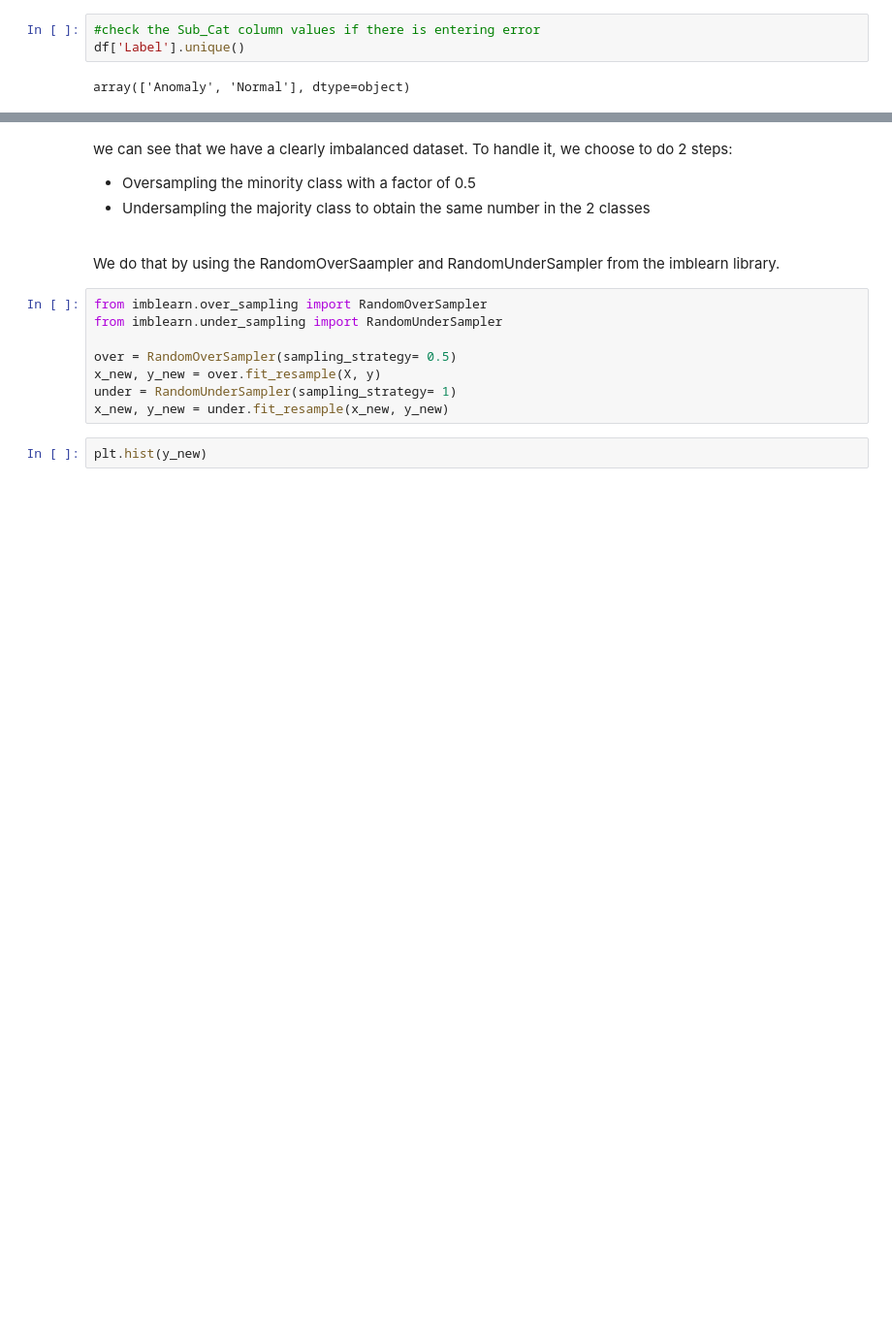
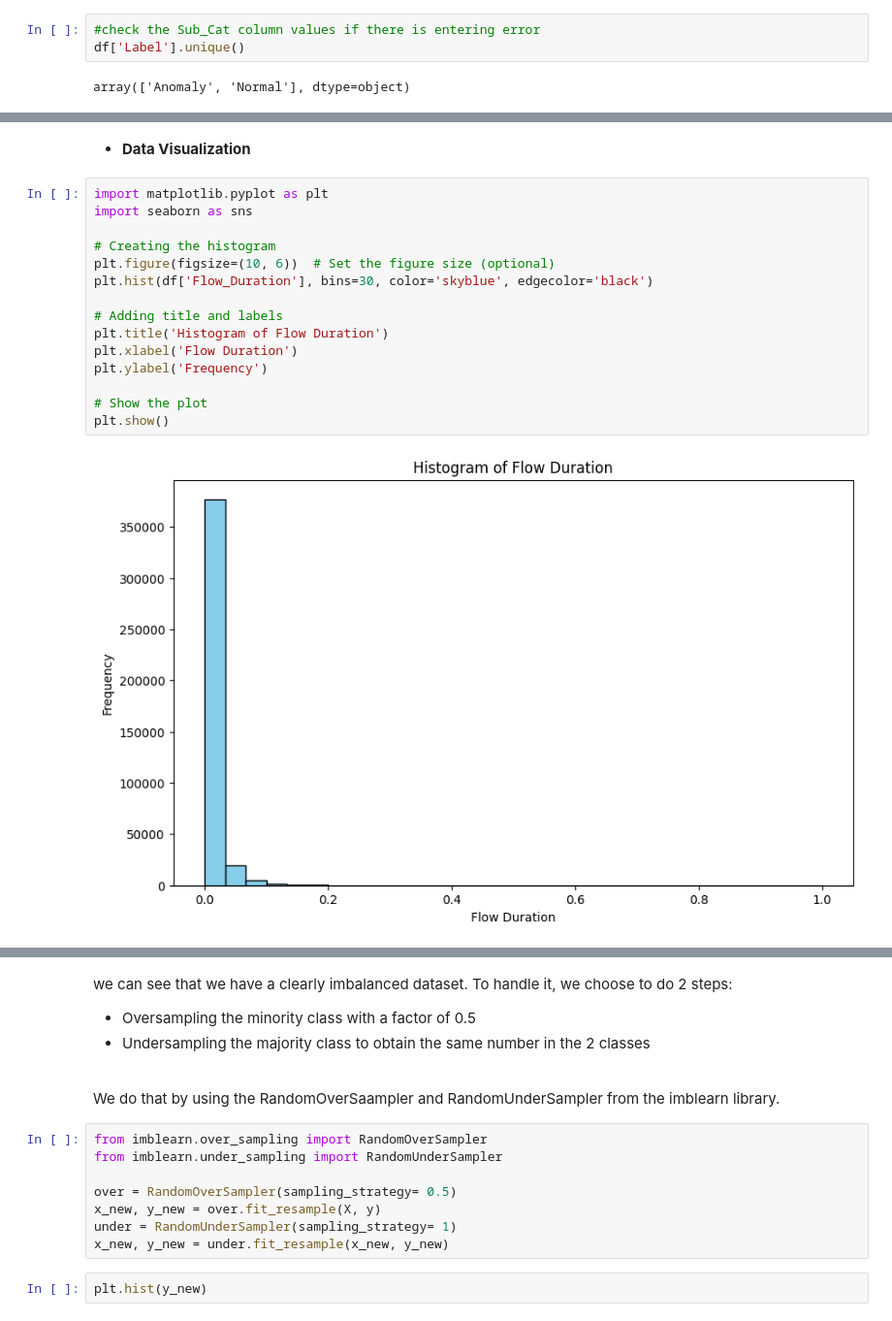
Before and after one commit to mashasiri/MASARBootcamp, a Jupyter notebook: Final_Project_for_DS_BootCamp.ipynb, the cells around one changed output, grey strips where cells are left out. Shown at 97% size. Saved outputs shown, nothing was run; the diff lists cells and outputs as text; blank space fills up the shorter version.

```diff
--- a/Final_Project_for_DS_BootCamp.ipynb
+++ b/Final_Project_for_DS_BootCamp.ipynb
@@ -341,0 +288,19 @@ array(['Anomaly', 'Normal'], dtype=object)
+# %% [markdown]
+- **Data Visualization**
+# %%
+import matplotlib.pyplot as plt
+import seaborn as sns
+
+# Creating the histogram
+plt.figure(figsize=(10, 6))  # Set the figure size (optional)
+plt.hist(df['Flow_Duration'], bins=30, color='skyblue', edgecolor='black')
+
+# Adding title and labels
+plt.title('Histogram of Flow Duration')
+plt.xlabel('Flow Duration')
+plt.ylabel('Frequency')
+
+# Show the plot
+plt.show()
+# %% [output]
+[figure, added]
```
Also changed, not shown: parts of 73 cells of this notebook.
